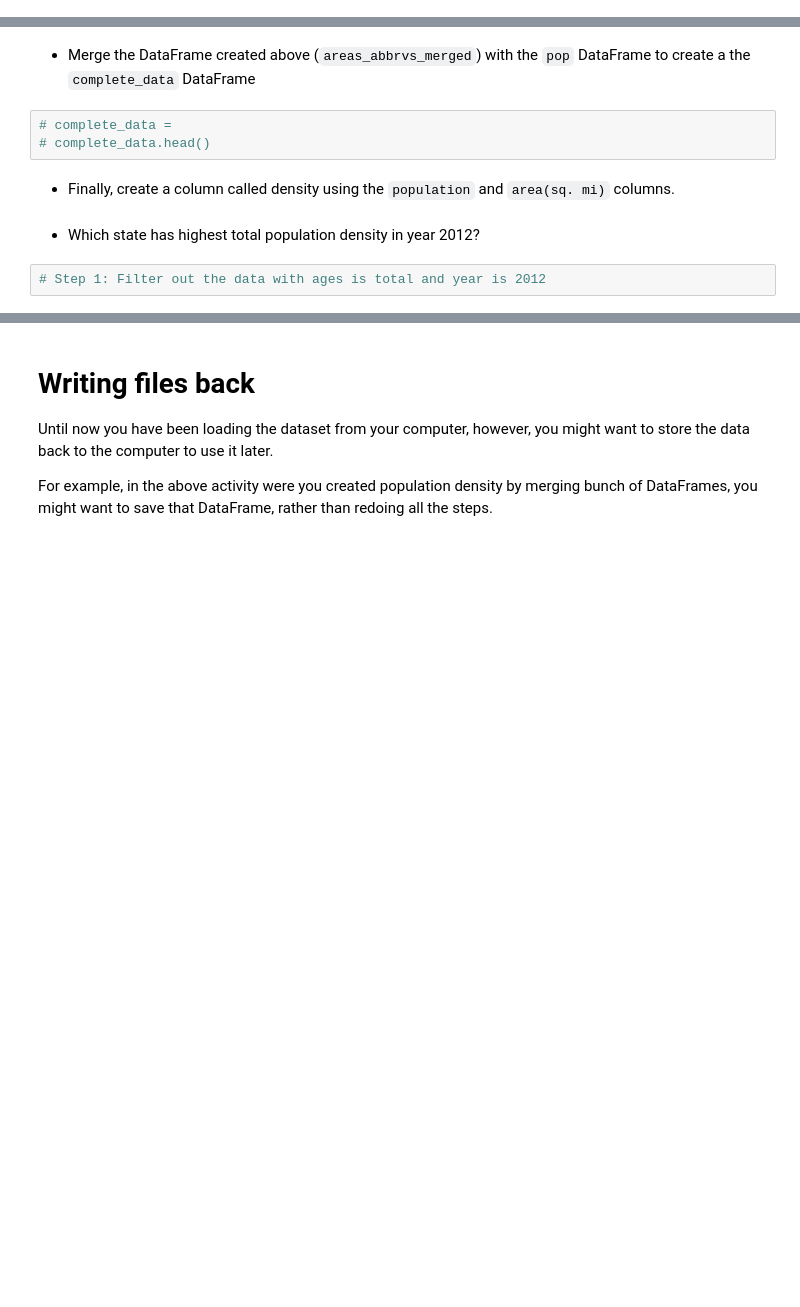
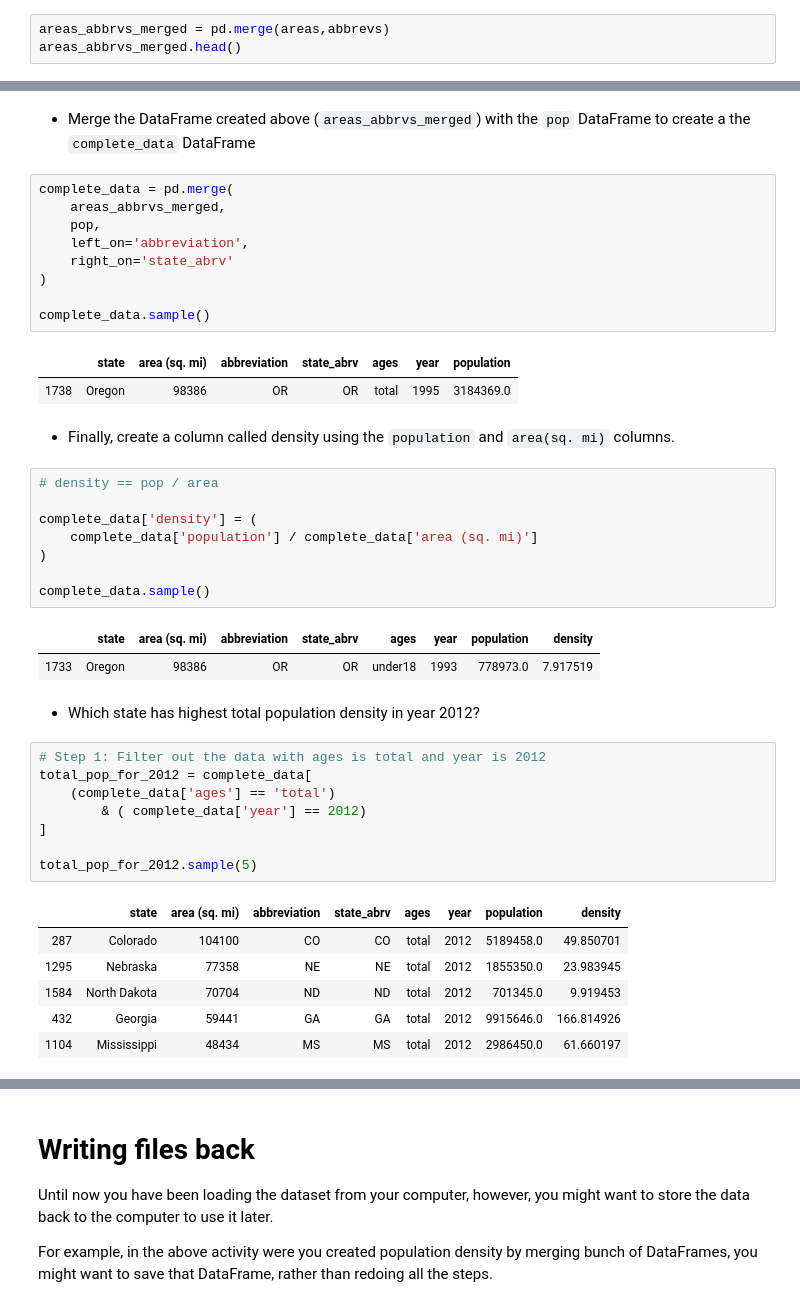
Before and after one commit to jarp/SP22-ITAO, a Jupyter notebook: Class_12_Pandas_Combining_MultiIndex.ipynb, the cells around one changed output, grey strips where cells are left out. Saved outputs shown, nothing was run; the diff lists cells and outputs as text; blank space fills up the shorter version.

```diff
--- a/Class_12_Pandas_Combining_MultiIndex.ipynb
+++ b/Class_12_Pandas_Combining_MultiIndex.ipynb
@@ -400,0 +685,3 @@ abbrevs.head()
+# %%
+areas_abbrvs_merged = pd.merge(areas,abbrevs)
+areas_abbrvs_merged.head()
@@ -401,13 +695,46 @@ abbrevs.head()
 # %% [markdown]
 * Merge the DataFrame created above (`areas_abbrvs_merged`) with the `pop` DataFrame to create a the `complete_data` DataFrame
-# %%
-# complete_data =
-# complete_data.head()
+# %%
+complete_data = pd.merge(
+    areas_abbrvs_merged,
+    pop,
+    left_on='abbreviation',
+    right_on='state_abrv'
+)
+
+complete_data.sample()
+# %% [output]
+|  | state | area (sq. mi) | abbreviation | state_abrv | ages | year | population |
+| 1738 | Oregon | 98386 | OR | OR | total | 1995 | 3184369.0 |
 # %% [markdown]
 * Finally, create a column called density using the `population` and `area(sq. mi)` columns.
+# %%
+# density == pop / area
+
+complete_data['density'] = (
+    complete_data['population'] / complete_data['area (sq. mi)']
+)
+
+complete_data.sample()
+# %% [output]
+|  | state | area (sq. mi) | abbreviation | state_abrv | ages | year | population | density |
+| 1733 | Oregon | 98386 | OR | OR | under18 | 1993 | 778973.0 | 7.917519 |
 # %% [markdown]
 * Which state has highest total population density in year 2012?
 # %%
 # Step 1: Filter out the data with ages is total and year is 2012
+total_pop_for_2012 = complete_data[
+    (complete_data['ages'] == 'total')
+        & ( complete_data['year'] == 2012)
+]
+
+total_pop_for_2012.sample(5)
+# %% [output]
+|  | state | area (sq. mi) | abbreviation | state_abrv | ages | year | population | density |
+| 287 | Colorado | 104100 | CO | CO | total | 2012 | 5189458.0 | 49.850701 |
+| 1295 | Nebraska | 77358 | NE | NE | total | 2012 | 1855350.0 | 23.983945 |
+| 1584 | North Dakota | 70704 | ND | ND | total | 2012 | 701345.0 | 9.919453 |
+| 432 | Georgia | 59441 | GA | GA | total | 2012 | 9915646.0 | 166.814926 |
+| 1104 | Mississippi | 48434 | MS | MS | total | 2012 | 2986450.0 | 61.660197 |
 # %%
 # Step 2: Find the state that has the maximum pop density
```
Also changed, not shown: parts of 44 cells of this notebook, 4 other files.
